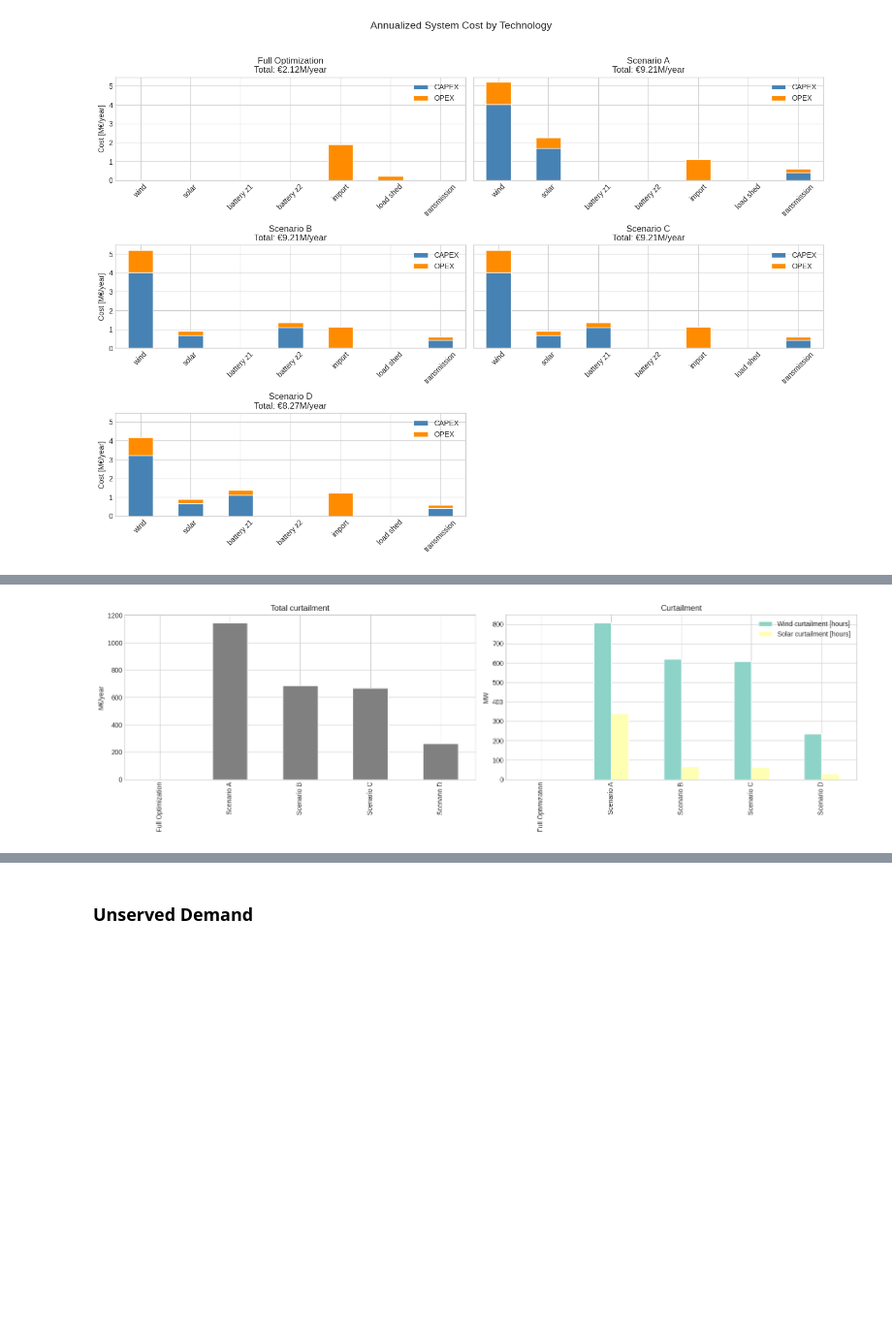
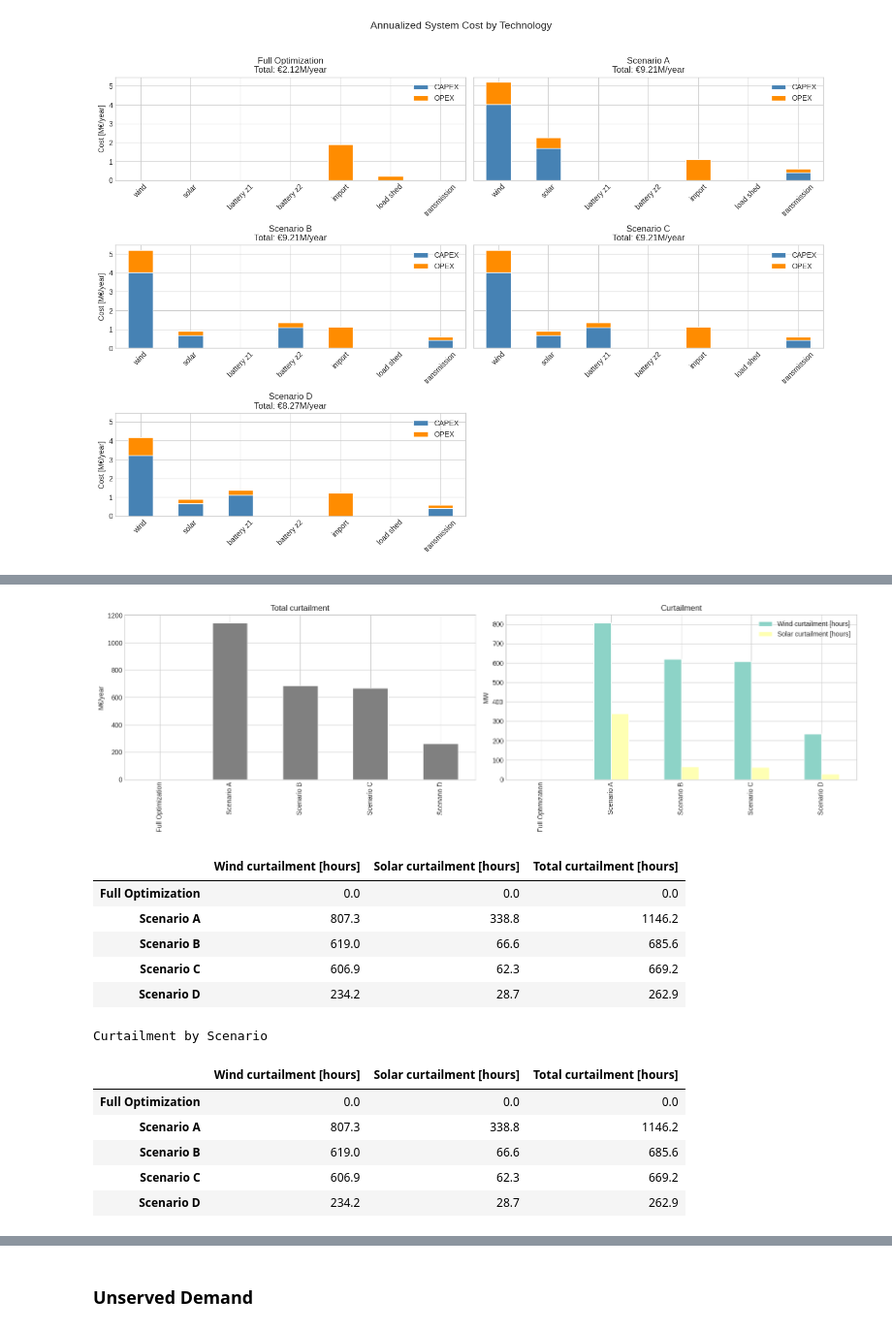
Before and after one commit to karivero/esi_final_repo, a Jupyter notebook: final_esi/ESI_Assignment/combined_submission.ipynb, the cells around one changed output, grey strips where cells are left out. Shown at 97% size. Saved outputs shown, nothing was run; the diff lists cells and outputs as text; code cells hidden in the pictures; blank space fills up the shorter version.

```diff
--- a/final_esi/ESI_Assignment/combined_submission.ipynb
+++ b/final_esi/ESI_Assignment/combined_submission.ipynb
@@ -1119,15 +1122,37 @@ plt.show()
 # %%
 fig, axes = plt.subplots(1, 2, figsize=(16, 5))
 
 kpis.loc[["Total curtailment [hours]"]].T \
     .plot(kind="bar", ax=axes[0], legend=False, color="grey")
 axes[0].set_title("Total curtailment"); axes[0].set_ylabel("M€/year")
 
 kpis.loc[["Wind curtailment [hours]", "Solar curtailment [hours]"]].T \
     .plot(kind="bar", ax=axes[1]); axes[1].set_title("Curtailment"); axes[1].set_ylabel("MW")
 
 plt.tight_layout(); plt.show()
+
+curtailment_table = kpis.loc[["Wind curtailment [hours]", "Solar curtailment [hours]", "Total curtailment [hours]"]].T
+display(curtailment_table.round(1))
+display(
+    curtailment_table.round(1).style
+        .set_caption("Curtailment by Scenario")
+        .format("{:.1f}")
+        .background_gradient(cmap="Reds", axis=0)
+)
 # %% [output]
 [figure]
+|  | Wind curtailment [hours] | Solar curtailment [hours] | Total curtailment [hours] |
+| Full Optimization | 0.0 | 0.0 | 0.0 |
+| Scenario A | 807.3 | 338.8 | 1146.2 |
+| Scenario B | 619.0 | 66.6 | 685.6 |
+| Scenario C | 606.9 | 62.3 | 669.2 |
+| Scenario D | 234.2 | 28.7 | 262.9 |
+Curtailment by Scenario
+|  | Wind curtailment [hours] | Solar curtailment [hours] | Total curtailment [hours] |
+| Full Optimization | 0.0 | 0.0 | 0.0 |
+| Scenario A | 807.3 | 338.8 | 1146.2 |
+| Scenario B | 619.0 | 66.6 | 685.6 |
+| Scenario C | 606.9 | 62.3 | 669.2 |
+| Scenario D | 234.2 | 28.7 | 262.9 |
 # %% [markdown]
 ### Transmission / Utilization of the Line
```
Also changed, not shown: parts of 8 cells of this notebook, 2 other files.
